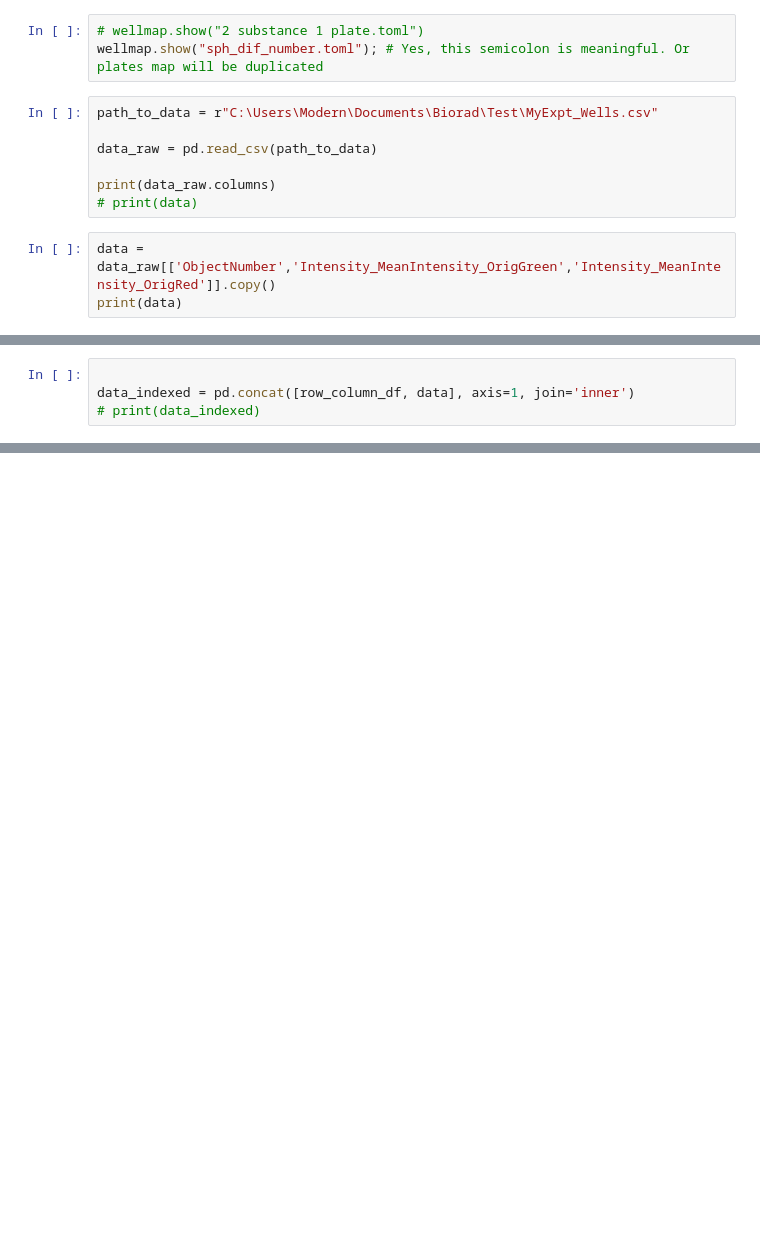
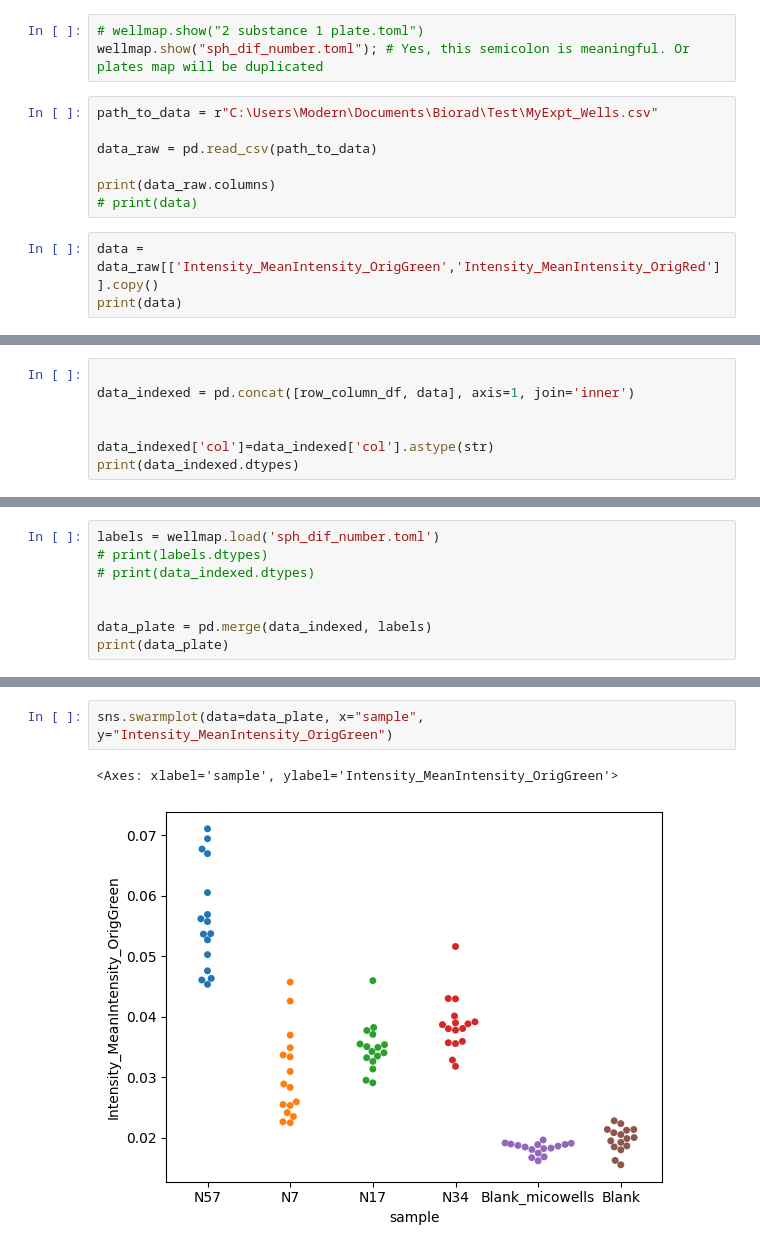
Before and after one commit to arteys/Resazurin_ChemiDoc, a Jupyter notebook: wellmap_test.ipynb, the cells around one changed output, grey strips where cells are left out. Drawn from its saved outputs; the diff is of its cells as text; blank space fills up the shorter version.

```diff
--- a/wellmap_test.ipynb
+++ b/wellmap_test.ipynb
@@ -14,5 +15,5 @@ data_raw = pd.read_csv(path_to_data)
 print(data_raw.columns)
 # print(data)
 # %%
-data = data_raw[['ObjectNumber','Intensity_MeanIntensity_OrigGreen','Intensity_MeanIntensity_OrigRed']].copy()
+data = data_raw[['Intensity_MeanIntensity_OrigGreen','Intensity_MeanIntensity_OrigRed']].copy()
 print(data)
@@ -39,5 +59,8 @@ row_column_df = pd.DataFrame(row_column_list, columns = ['row', 'col'])
 # %%
 
 data_indexed = pd.concat([row_column_df, data], axis=1, join='inner')
-# print(data_indexed)
+
+
+data_indexed['col']=data_indexed['col'].astype(str)
+print(data_indexed.dtypes)
 # %% [output]
@@ -60,0 +72,8 @@ data_indexed = pd.concat([row_column_df, data], axis=1, join='inner')
+# %%
+labels = wellmap.load('sph_dif_number.toml')
+# print(labels.dtypes)
+# print(data_indexed.dtypes)
+
+
+data_plate = pd.merge(data_indexed, labels)
+print(data_plate)
@@ -60,0 +98,5 @@ data_indexed = pd.concat([row_column_df, data], axis=1, join='inner')
+# %%
+sns.swarmplot(data=data_plate, x="sample", y="Intensity_MeanIntensity_OrigGreen")
+# %% [output]
+<Axes: xlabel='sample', ylabel='Intensity_MeanIntensity_OrigGreen'>
+[figure, added]
```
Also changed, not shown: parts of 5 cells of this notebook, 2 other files.
